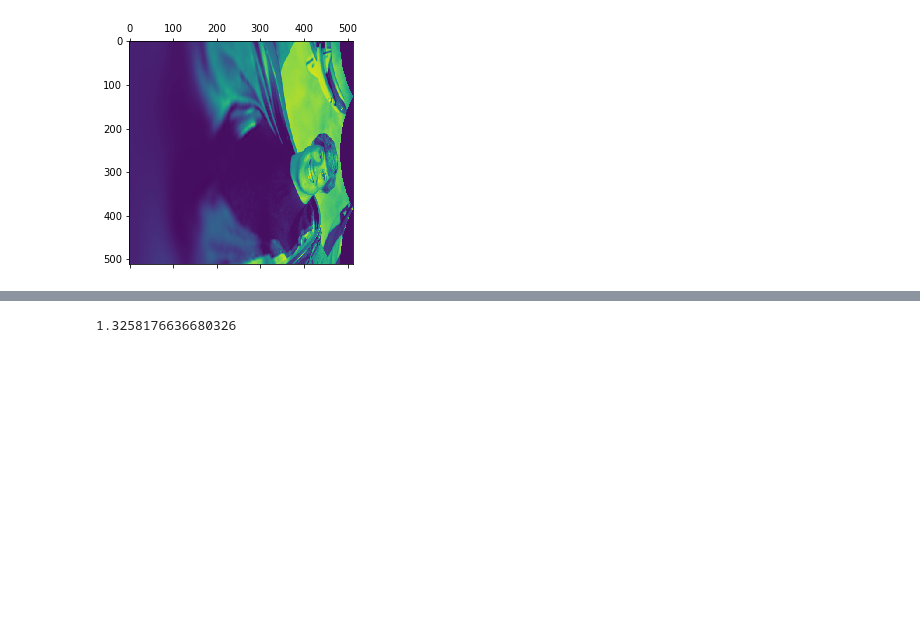
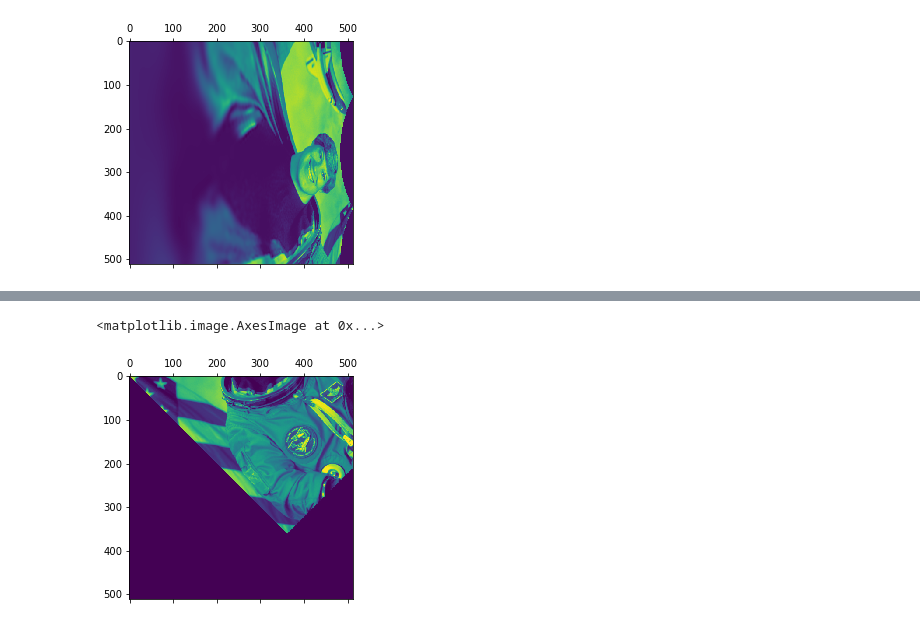
Before and after one commit to janelia-cellmap/FIB-SEM-Aligner, a Jupyter notebook: FIB-SEM Registration.ipynb, the cells around one changed output, grey strips where cells are left out. Drawn from its saved outputs; the diff is of its cells as text; code cells hidden in the pictures; blank space fills up the shorter version.

Commit message:
Got registration working in unified framework for affine transformations

```diff
--- a/FIB-SEM Registration.ipynb
+++ b/FIB-SEM Registration.ipynb
@@ -287,0 +240,15 @@ def apply_affine(img, reg_params, **kwargs):
+# %%
+class AffineTransform2(AffineTransform):
+    """Only adding matrix multiply to previous class"""
+    def __matmul__(self, other):
+        newmat = self.params @ other.params
+        return AffineTransform2(matrix=newmat)
+
+    def __eq__(self, other):
+        return np.array_equal(self.params, other.params)
+
+    def inverse(self):
+        return AffineTransform2(matrix=np.linalg.inv(self.params))
+
+AffineTransform2.__init__.__doc__ = AffineTransform.__init__.__doc__
+AffineTransform2.__doc__ = AffineTransform.__doc__
@@ -288,6 +272,5 @@ def apply_affine(img, reg_params, **kwargs):
 # %%
-astro = rgb2gray(astronaut())
-test_params = RegistrationParams(10, 20, 0, 1, 0)
+astro = rgb2gray(astronaut())[:,:]
 # %%
 plt.matshow(astro)
 # %% [output]
@@ -386,4 +288,5 @@ af = AffineTransform(np.array(((1, 2, 3), (4, 5, 6), (0, 0, 1))))
-# %%
-af.rotation
-# %% [output]
-1.3258176636680326
+# %%
+plt.matshow(warp(astro, AffineTransform2(rotation=np.pi/4)))
+# %% [output]
+<matplotlib.image.AxesImage at 0x...>
+[figure, added]
```
Also changed, not shown: parts of 47 cells of this notebook.
